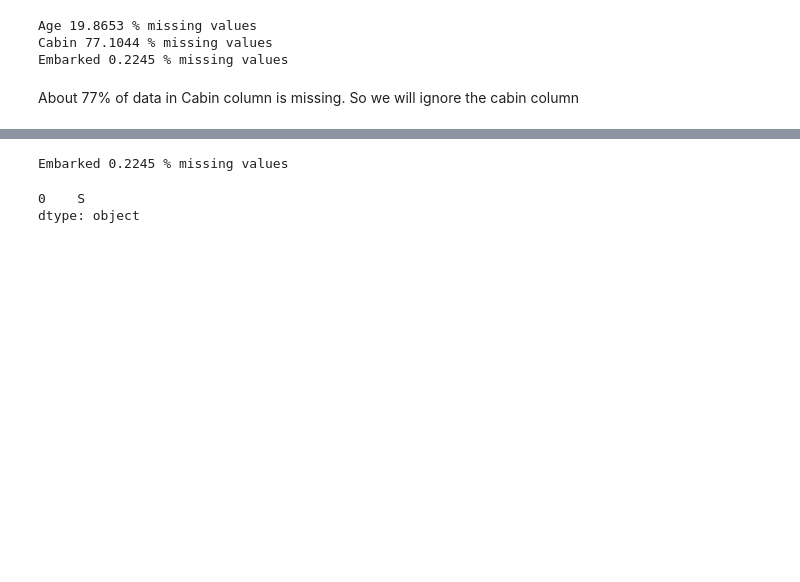
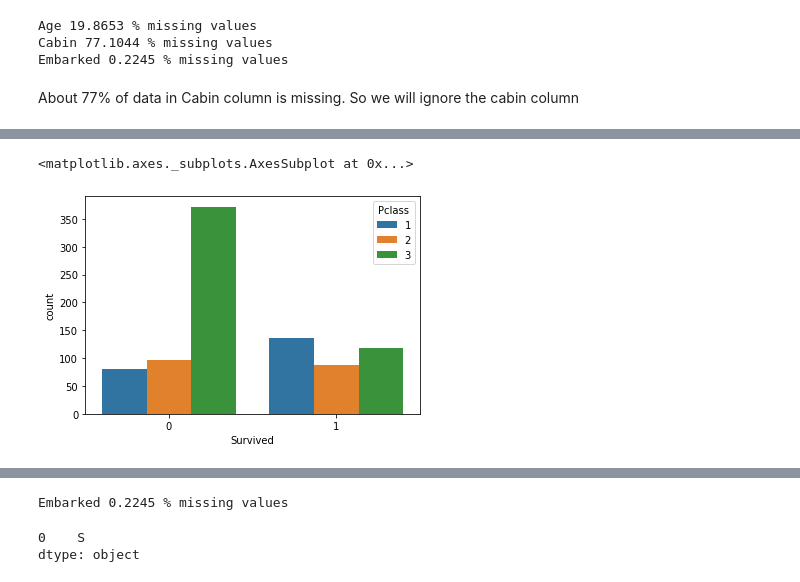
Before and after one commit to monisakhtar/ML, a Jupyter notebook: Titanic.ipynb, the cells around one changed output, grey strips where cells are left out. Saved outputs shown, nothing was run; the diff lists cells and outputs as text; code cells hidden in the pictures; blank space fills up the shorter version.

```diff
--- a/Titanic.ipynb
+++ b/Titanic.ipynb
@@ -112,0 +138,5 @@ train.head()
+# %%
+sns.countplot(hue = 'Pclass', x = 'Survived', data = train)
+# %% [output]
+<matplotlib.axes._subplots.AxesSubplot at 0x...>
+[figure, added]
```
Also changed, not shown: parts of 12 cells of this notebook.
